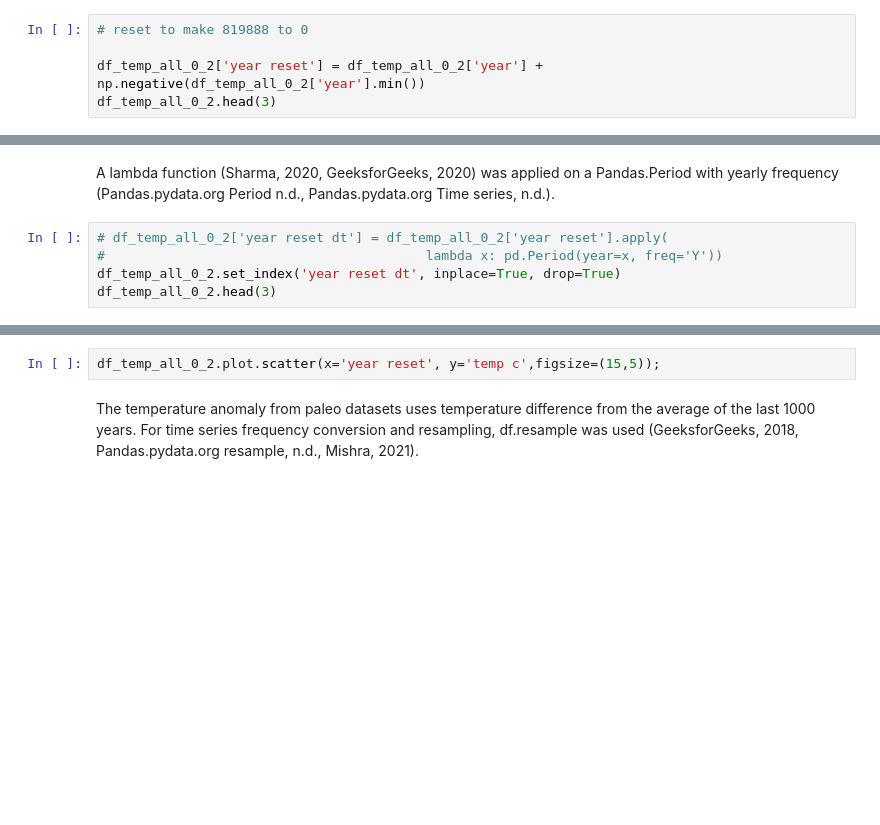
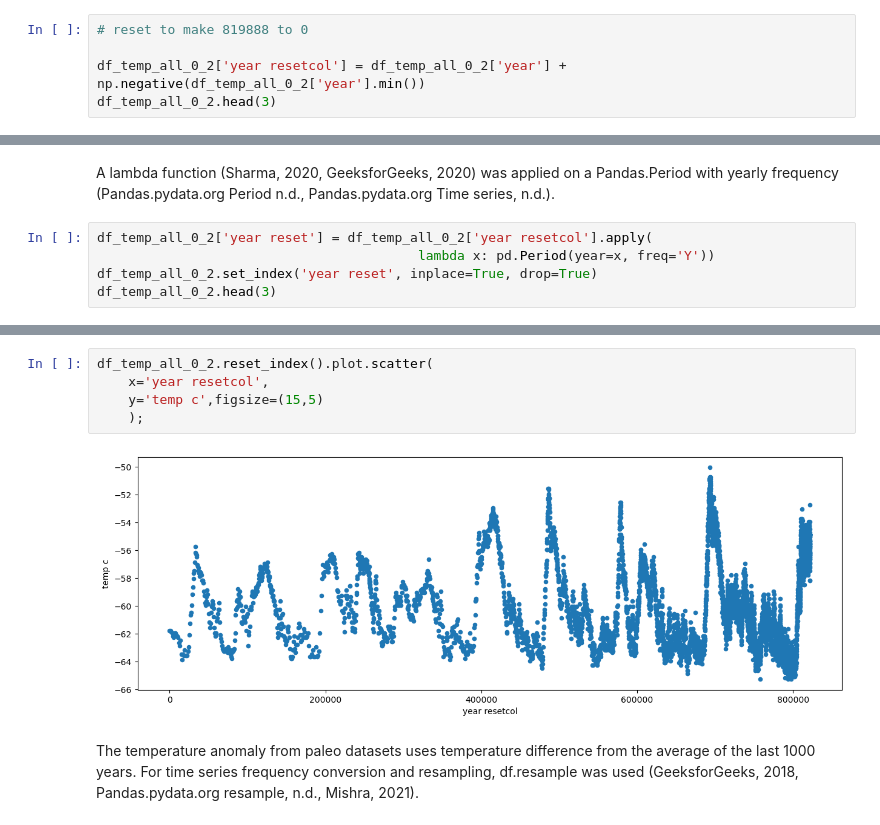
Before and after one commit to nurbujang/2progdaw23, a Jupyter notebook: project2.ipynb, the cells around one changed output, grey strips where cells are left out. Drawn from its saved outputs; the diff is of its cells as text; blank space fills up the shorter version.

```diff
--- a/project2.ipynb
+++ b/project2.ipynb
@@ -461,5 +575,5 @@ The oldest time point at 819888 years ago from Jouzel et al. (2007)-AICC dataset
 # %%
 # reset to make 819888 to 0
 
-df_temp_all_0_2['year reset'] = df_temp_all_0_2['year'] + np.negative(df_temp_all_0_2['year'].min())
+df_temp_all_0_2['year resetcol'] = df_temp_all_0_2['year'] + np.negative(df_temp_all_0_2['year'].min())
 df_temp_all_0_2.head(3)
@@ -466,7 +585,7 @@ df_temp_all_0_2.head(3)
 # %% [markdown]
 A lambda function (Sharma, 2020, GeeksforGeeks, 2020) was applied on a Pandas.Period with yearly frequency (Pandas.pydata.org Period n.d., Pandas.pydata.org Time series, n.d.).
 # %%
-# df_temp_all_0_2['year reset dt'] = df_temp_all_0_2['year reset'].apply(
-#                                         lambda x: pd.Period(year=x, freq='Y'))
-df_temp_all_0_2.set_index('year reset dt', inplace=True, drop=True)
+df_temp_all_0_2['year reset'] = df_temp_all_0_2['year resetcol'].apply(
+                                         lambda x: pd.Period(year=x, freq='Y'))
+df_temp_all_0_2.set_index('year reset', inplace=True, drop=True)
 df_temp_all_0_2.head(3)
@@ -473,5 +598,10 @@ df_temp_all_0_2.head(3)
 # %%
-df_temp_all_0_2.plot.scatter(x='year reset', y='temp c',figsize=(15,5));
+df_temp_all_0_2.reset_index().plot.scatter(
+    x='year resetcol',
+    y='temp c',figsize=(15,5)
+    );
+# %% [output]
+[figure, added]
 # %% [markdown]
 The temperature anomaly from paleo datasets uses temperature difference from the average of the last 1000 years. For time series frequency conversion and resampling, df.resample was used (GeeksforGeeks, 2018, Pandas.pydata.org resample, n.d., Mishra, 2021).
 # %%
```
Also changed, not shown: parts of 128 cells of this notebook, 4 other files.
